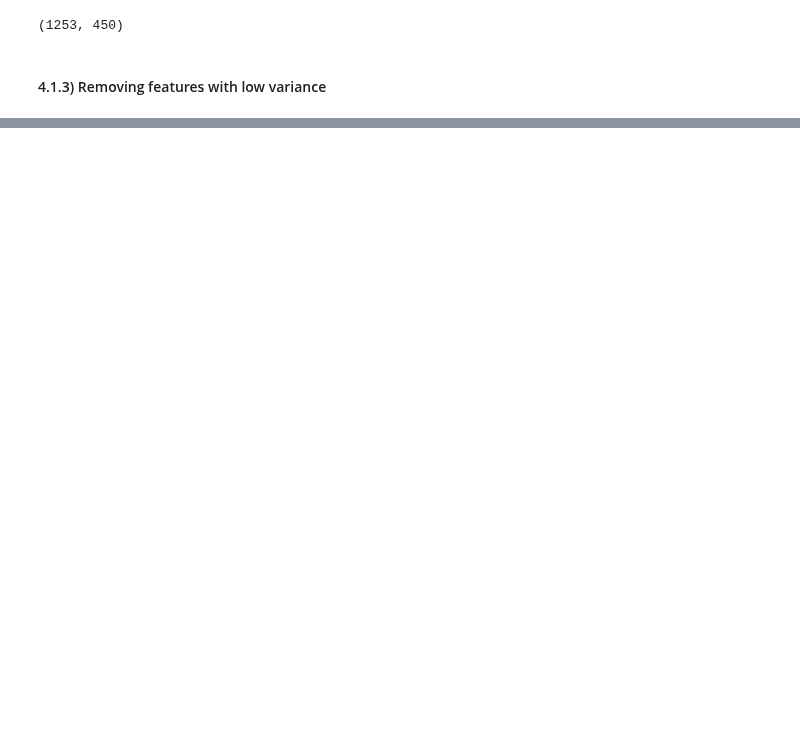
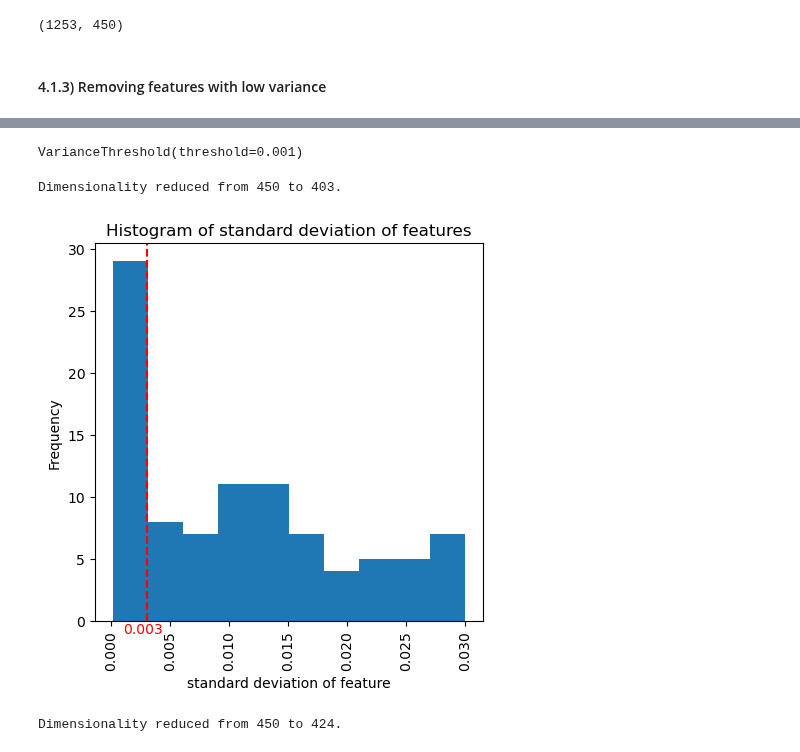
Before and after one commit to Landschy/datamining-htw, a Jupyter notebook: scripts/chayanon.ipynb, the cells around one changed output, grey strips where cells are left out. Drawn from its saved outputs; the diff is of its cells as text; code cells hidden in the pictures; blank space fills up the shorter version.

```diff
--- a/scripts/chayanon.ipynb
+++ b/scripts/chayanon.ipynb
@@ -415,0 +618,4 @@ X_train.shape
+# %%
+sel.fit(X_train_nor)
+# %% [output]
+VarianceThreshold(threshold=0.001)
@@ -415,0 +624,35 @@ X_train.shape
+# %%
+reduced_X_train = X_train_55.loc[:, mask]
+
+print("Dimensionality reduced from {} to {}.".format(X_train_55.shape[1], reduced_X_train.shape[1]))
+
+#remove 47 columns
+# %% [output]
+Dimensionality reduced from 450 to 403.
+# %%
+####Approach 2 - using standard deviation
+X_std = X_train_55.std()
+
+plt.hist(X_std, bins = 10, range =[X_std.min(),0.03])
+plt.xlabel('standard deviation of feature')
+plt.ylabel('Frequency')
+plt.title('Histogram of standard deviation of features')
+plt.xticks(rotation='vertical')
+
+#add a vertical red threshold line x= 0.003
+plt.axvline(x=0.003, color='red', linestyle='--')
+plt.text(0.0010,-1,'0.003',fontsize=10, color="r")
+plt.show()
+# %% [output]
+[figure, added]
+# %%
+# Create a reduced dataset by applying the mask
+
+mask = X_std > 0.003
+
+X_train_na = X_train_55.loc[:, mask]
+
+print("Dimensionality reduced from {} to {}.".format(X_train_55.shape[1], X_train_na.shape[1]))
+##remove 26 features
+# %% [output]
+Dimensionality reduced from 450 to 424.
```
Also changed, not shown: parts of 89 cells of this notebook.
